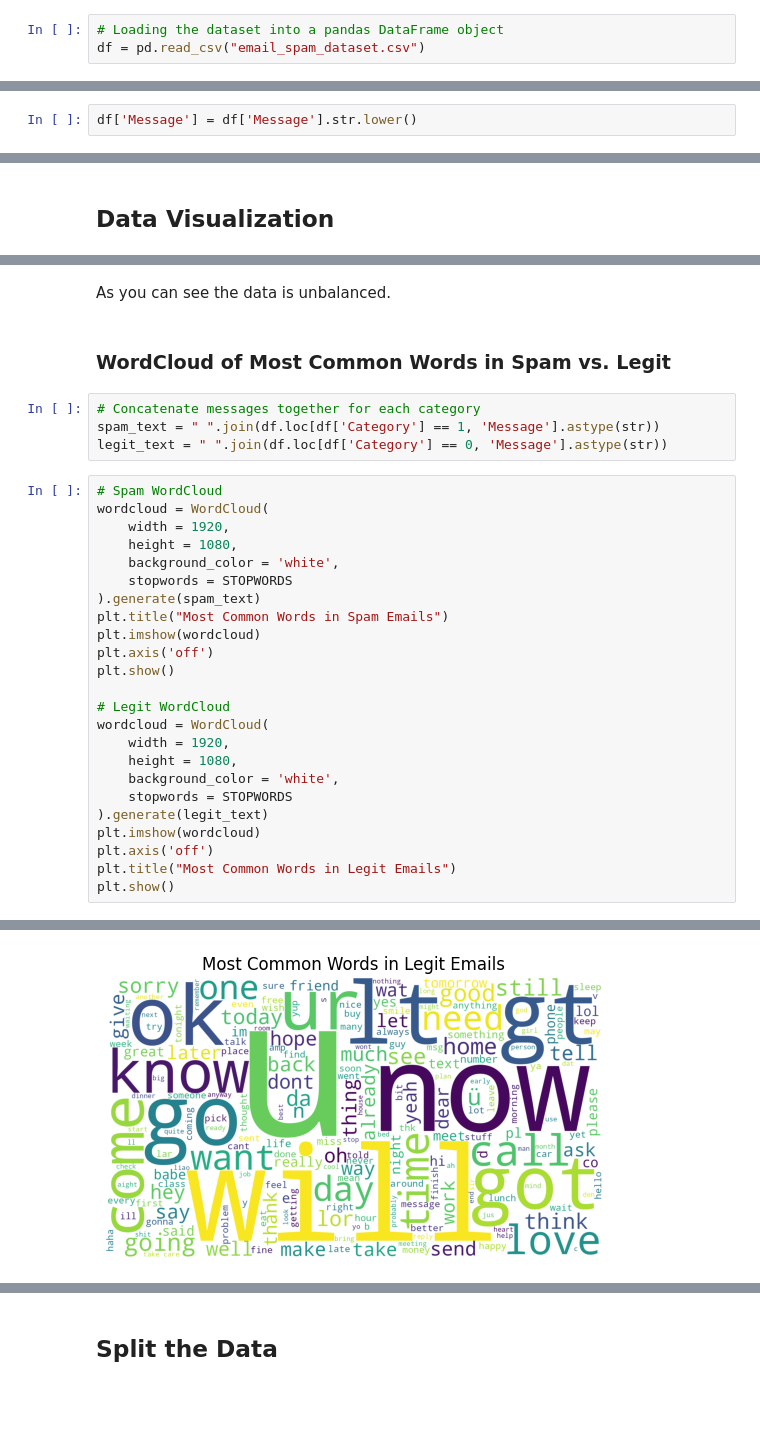
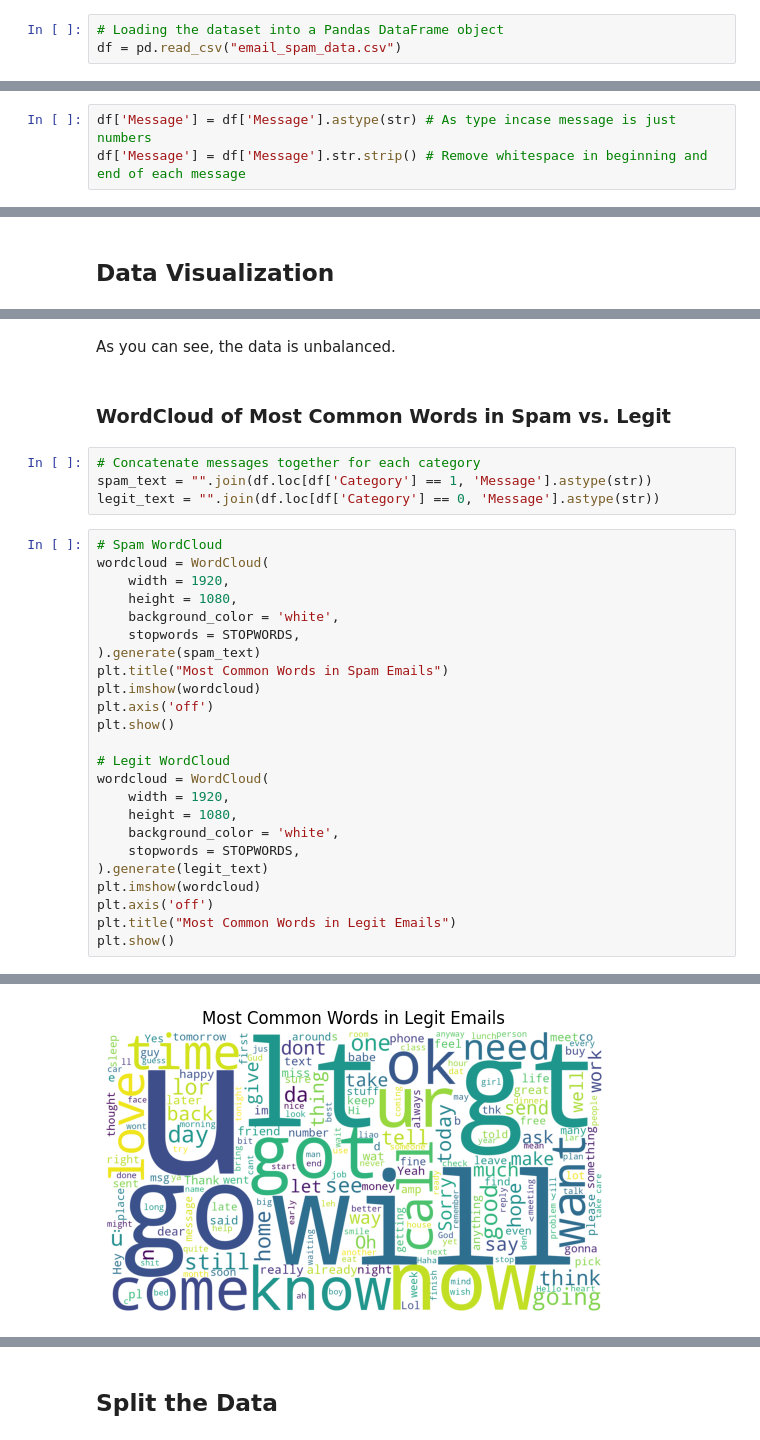
Before and after one commit to jackson-trader/CS462-Email-Spam-Classifier, a Jupyter notebook: CS462_Group5_Email_Spam_Classifier.ipynb, the cells around one changed output, grey strips where cells are left out. Cells and saved outputs as stored; diff of their text form; blank space fills up the shorter version.

```diff
--- a/CS462_Group5_Email_Spam_Classifier.ipynb
+++ b/CS462_Group5_Email_Spam_Classifier.ipynb
@@ -37,8 +37,8 @@ from sklearn.metrics import accuracy_score, precision_score, recall_score, f1_sc
 # %% [markdown]
 ## **Load the Dataset**
 # %%
-# Loading the dataset into a pandas DataFrame object
-df = pd.read_csv("email_spam_dataset.csv")
+# Loading the dataset into a Pandas DataFrame object
+df = pd.read_csv("email_spam_data.csv")
 # %% [markdown]
 ## **View the Dataset**
 # %%
@@ -104,2 +98,0 @@ df['Category'] = df['Category'].map({
-# %%
-df['Message'] = df['Message'].str.lower()
@@ -105,0 +101,3 @@ df['Message'] = df['Message'].str.lower()
+# %%
+df['Message'] = df['Message'].astype(str) # As type incase message is just numbers
+df['Message'] = df['Message'].str.strip() # Remove whitespace in beginning and end of each message
@@ -143,18 +144,18 @@ plt.show()
 # %% [markdown]
-As you can see the data is unbalanced.
+As you can see, the data is unbalanced.
 # %% [markdown]
 ### WordCloud of Most Common Words in Spam vs. Legit
 # %%
 # Concatenate messages together for each category
-spam_text = " ".join(df.loc[df['Category'] == 1, 'Message'].astype(str))
-legit_text = " ".join(df.loc[df['Category'] == 0, 'Message'].astype(str))
+spam_text = "".join(df.loc[df['Category'] == 1, 'Message'].astype(str))
+legit_text = "".join(df.loc[df['Category'] == 0, 'Message'].astype(str))
 # %%
 # Spam WordCloud
 wordcloud = WordCloud(
     width = 1920,
     height = 1080,
     background_color = 'white',
-    stopwords = STOPWORDS
+    stopwords = STOPWORDS,
 ).generate(spam_text)
 plt.title("Most Common Words in Spam Emails")
 plt.imshow(wordcloud)
@@ -166,7 +167,7 @@ wordcloud = WordCloud(
     width = 1920,
     height = 1080,
     background_color = 'white',
-    stopwords = STOPWORDS
+    stopwords = STOPWORDS,
 ).generate(legit_text)
 plt.imshow(wordcloud)
 plt.axis('off')
@@ -177 +178 @@ plt.show()
-[figure, old version]
+[figure, new version]
```
Also changed, not shown: parts of 90 cells of this notebook.
